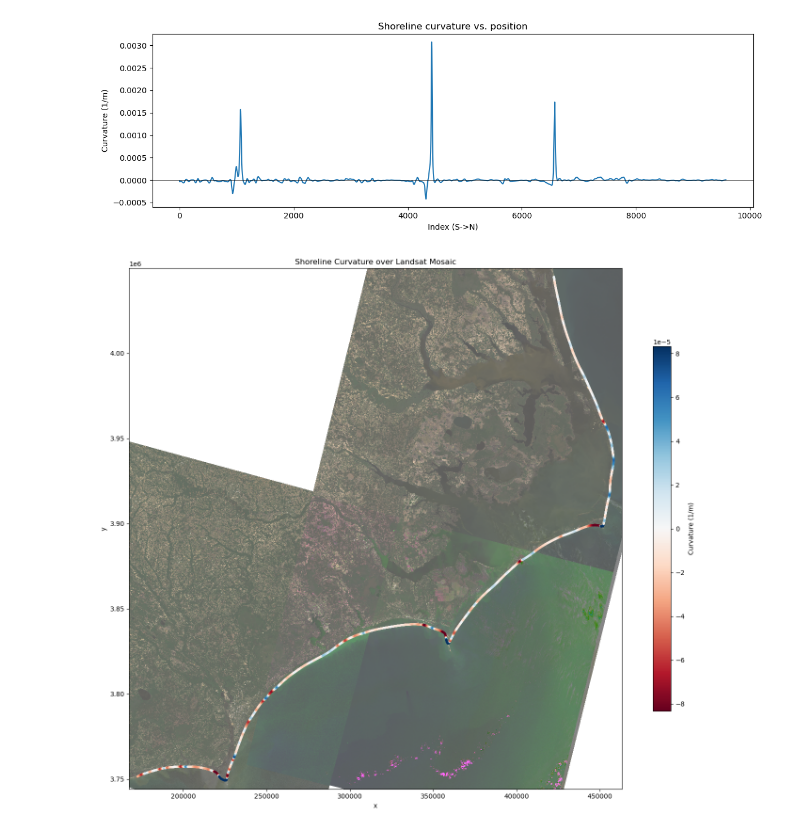
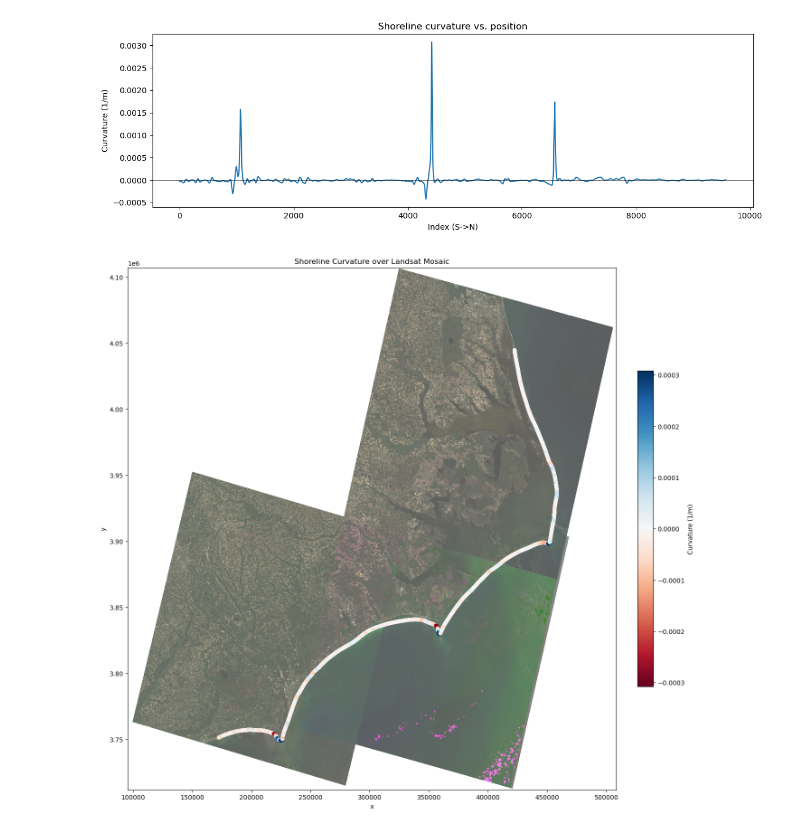
Before and after one commit to acdealy/coastal_diffusion_qs, a Jupyter notebook: calculate_plot_curvature.ipynb, the cells around one changed output. Saved outputs shown, nothing was run; the diff lists cells and outputs as text; code cells hidden in the pictures.

Commit message:
Updated curvature and plot diff notebooks

```diff
--- a/calculate_plot_curvature.ipynb
+++ b/calculate_plot_curvature.ipynb
@@ -123,29 +123,26 @@ plt.show()
 # %% [output]
 [figure]
 # %%
-fig, ax = plt.subplots(figsize=(14, 12))
+fig, ax = plt.subplots(figsize=(15, 15))
 
-rgb_scaled.plot.imshow(ax=ax)
+rgb_scaled.plot.imshow(rgb='band', ax=ax)
 
-vmax = np.nanpercentile(np.abs(curvature), 95)
-sc = ax.scatter(
-    x_smooth, y_smooth,
-    c=curvature, cmap='RdBu', vmin=-vmax, vmax=vmax,
-    s=10, edgecolors='none'
+limit = max(abs(np.nanmax(curvature)), abs(np.nanmin(curvature)))*.1
+scatter = ax.scatter(
+    x_smooth,
+    y_smooth,
+    c=curvature,
+    vmin=-limit, vmax=limit,
+    cmap='RdBu',
+    s=25
 )
-plt.colorbar(sc, ax=ax, label='Curvature (1/m)', shrink=0.7)
 
-buffer = 5000  # meters; widen/narrow as needed
-ax.set_xlim(x_smooth.min() - buffer, x_smooth.max() + buffer)
-ax.set_ylim(y_smooth.min() - buffer, y_smooth.max() + buffer)
-
-ax.set_title('Shoreline Curvature over Landsat Mosaic')
-ax.set_xlabel('x')
-ax.set_ylabel('y')
-plt.tight_layout()
+plt.colorbar(scatter, label='Curvature (1/m)', fraction=0.03, pad=0.04)
+plt.title(f"Shoreline Curvature over Landsat Mosaic")
+# ax.set_axis_off() # hides UTM coordinates
 plt.show()
 # %% [output]
-[figure, old version]
+[figure, new version]
 # %%
 # optional save to netcdf
 out_path = 'NC_average_lat_lon_with_curvature.nc'
```
Also changed, not shown: 1 other file.
